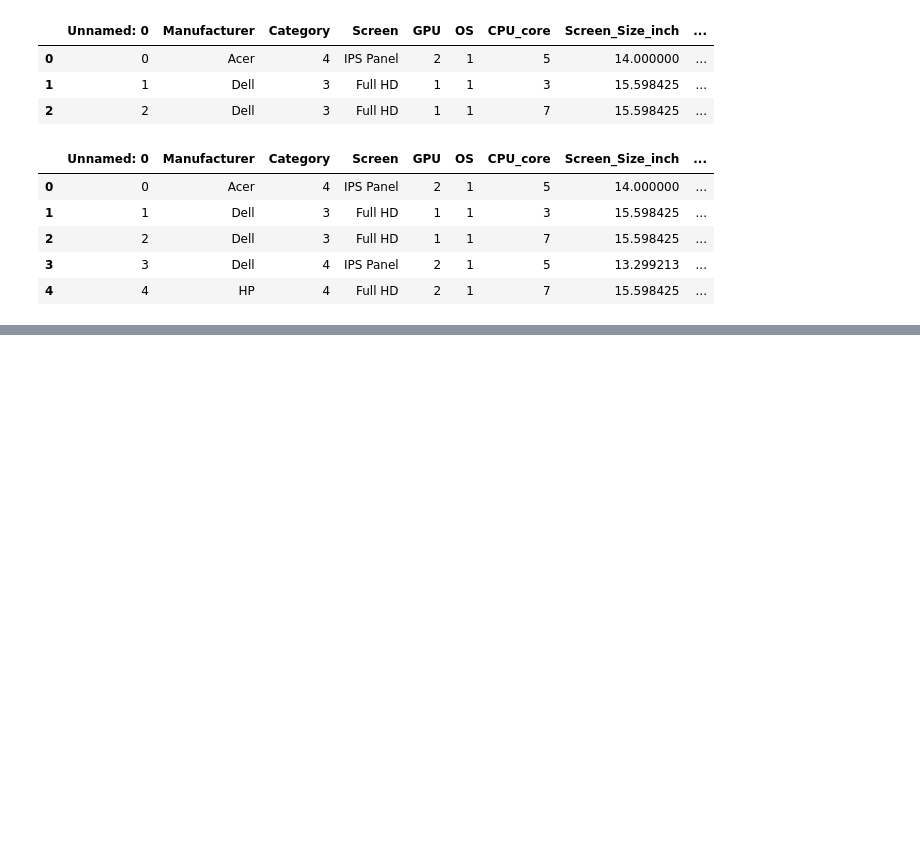
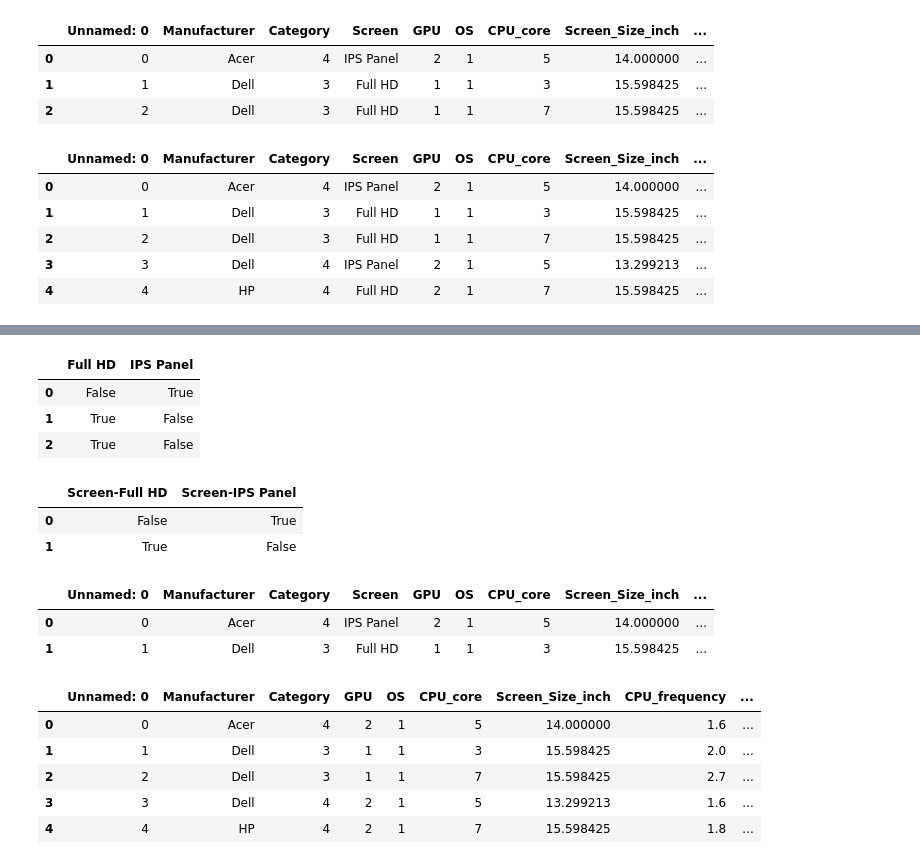
Before and after one commit to dev29a/python_data_analysis, a Jupyter notebook: 07_04_data_wrangling_laptop_price.ipynb, the cells around one changed output, grey strips where cells are left out. Saved outputs shown, nothing was run; the diff lists cells and outputs as text; code cells hidden in the pictures; blank space fills up the shorter version.

```diff
--- a/07_04_data_wrangling_laptop_price.ipynb
+++ b/07_04_data_wrangling_laptop_price.ipynb
@@ -170,0 +218,32 @@ df.head(5)
+# %%
+dummy_variable_1 = pd.get_dummies(df["Screen"])
+dummy_variable_1.head(3)
+# %% [output]
+|  | Full HD | IPS Panel |
+| 0 | False | True |
+| 1 | True | False |
+| 2 | True | False |
+# %%
+dummy_variable_1.rename(columns={"Full HD": "Screen-Full HD",  "IPS Panel": "Screen-IPS Panel"}, inplace=True)
+dummy_variable_1.head(2)
+# %% [output]
+|  | Screen-Full HD | Screen-IPS Panel |
+| 0 | False | True |
+| 1 | True | False |
+# %%
+df = pd.concat([df, dummy_variable_1], axis=1)
+df.head(2)
+# %% [output]
+|  | Unnamed: 0 | Manufacturer | Category | Screen | GPU | OS | CPU_core | Screen_Size_inch | ... |
+| 0 | 0 | Acer | 4 | IPS Panel | 2 | 1 | 5 | 14.000000 | ... |
+| 1 | 1 | Dell | 3 | Full HD | 1 | 1 | 3 | 15.598425 | ... |
+# %%
+df.drop("Screen", axis=1, inplace=True)
+df.head(5)
+# %% [output]
+|  | Unnamed: 0 | Manufacturer | Category | GPU | OS | CPU_core | Screen_Size_inch | CPU_frequency | ... |
+| 0 | 0 | Acer | 4 | 2 | 1 | 5 | 14.000000 | 1.6 | ... |
+| 1 | 1 | Dell | 3 | 1 | 1 | 3 | 15.598425 | 2.0 | ... |
+| 2 | 2 | Dell | 3 | 1 | 1 | 7 | 15.598425 | 2.7 | ... |
+| 3 | 3 | Dell | 4 | 2 | 1 | 5 | 13.299213 | 1.6 | ... |
+| 4 | 4 | HP | 4 | 2 | 1 | 7 | 15.598425 | 1.8 | ... |
```
Also changed, not shown: parts of 4 cells of this notebook, 5 other files.
